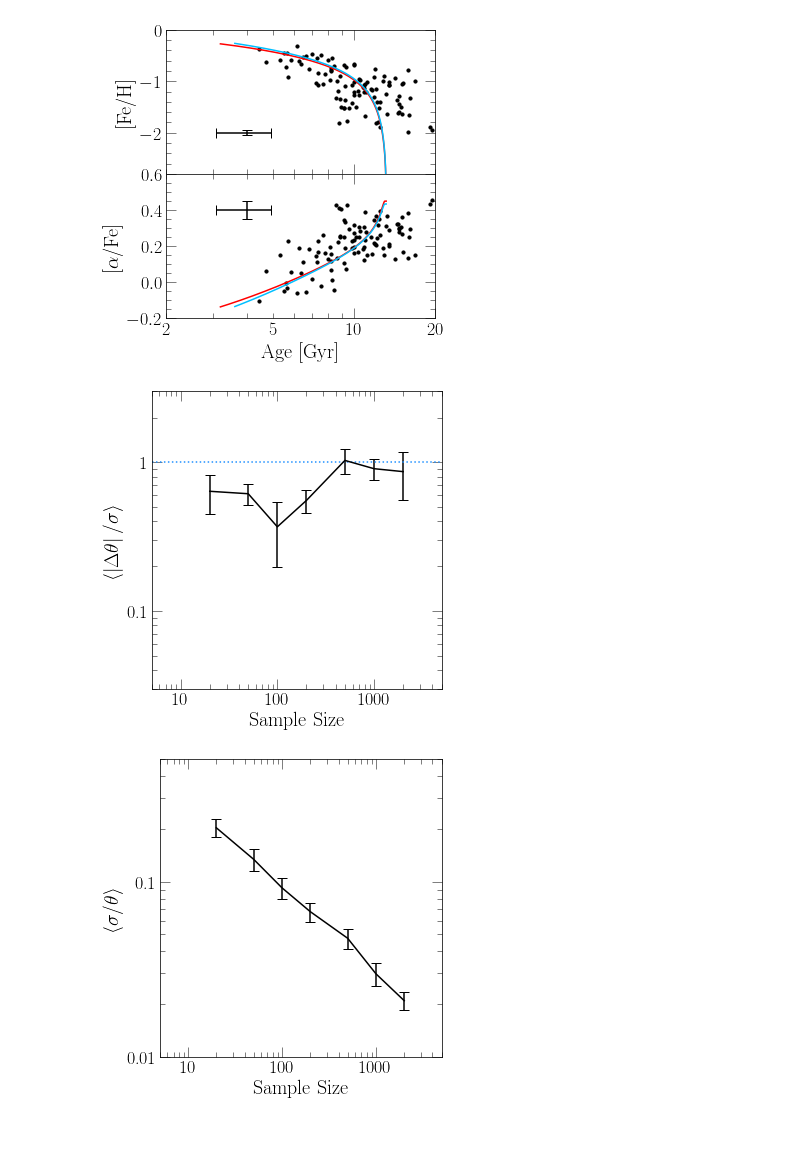
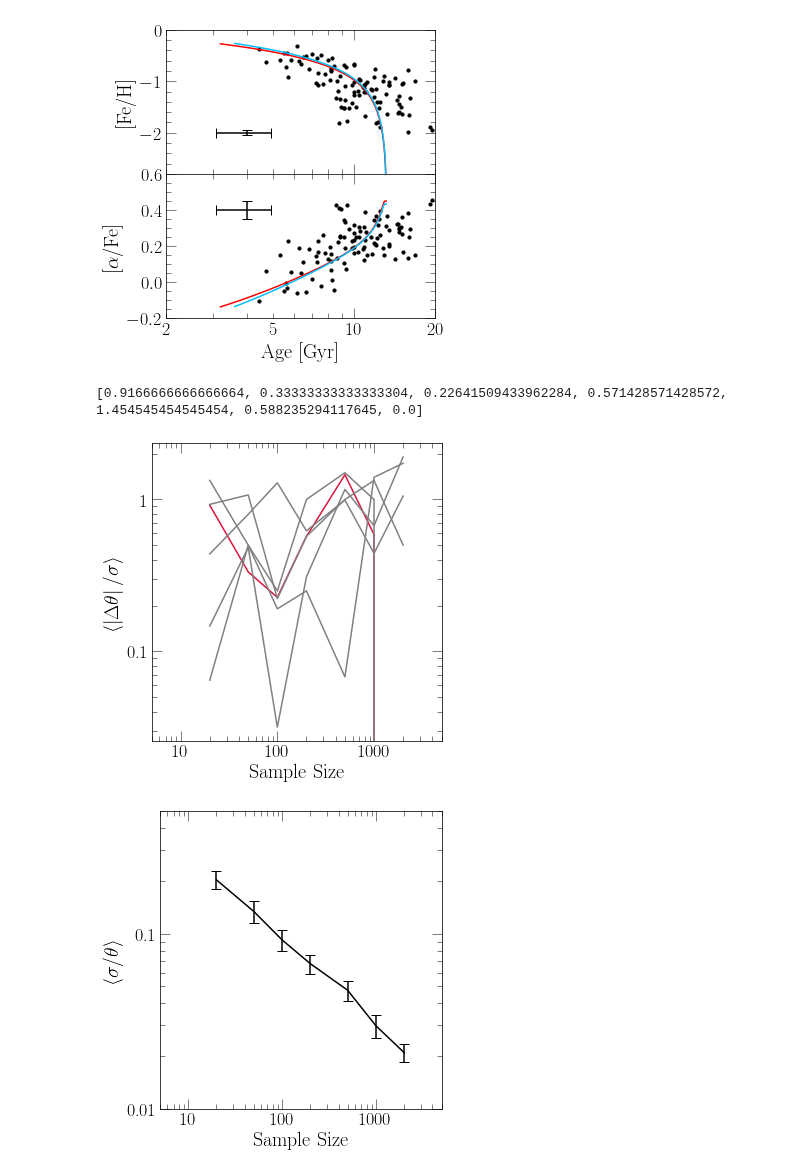
Before and after one commit to giganano/h3halo, a Jupyter notebook: notebooks/paperplots.ipynb, the cells around one changed output. Saved outputs shown, nothing was run; the diff lists cells and outputs as text; code cells hidden in the pictures; blank space fills up the shorter version.

Commit message:
paper updates

```diff
--- a/notebooks/paperplots.ipynb
+++ b/notebooks/paperplots.ipynb
@@ -491,39 +743,57 @@ rederived_agefrac = {
 # %%
 fig = plt.figure()
 ax = fig.add_subplot(111)
 ax.set_xscale("log")
 ax.set_yscale("log")
 ax.xaxis.set_major_formatter(fsf("%g"))
 ax.yaxis.set_major_formatter(fsf("%g"))
 ax.set_xlabel("Sample Size")
 ax.set_ylabel(r"$\langle\left|\Delta\theta\right|/\sigma\rangle$")
 ax.set_xlim([5, 5000])
-ax.set_ylim([0.03, 3])
+# ax.set_ylim([0.03, 3])
 
-yvals = []
-errors = []
-for samplesize in rederived_samplesize.keys():
-    bestfits = rederived_samplesize[samplesize]
-    deltas = len(true_values) * [0.]
-    for i in range(len(deltas)):
-        deltas[i] = abs(bestfits[i][0] - true_values[i])
-        sigma = (bestfits[i][1] + bestfits[i][2]) / 2
-        deltas[i] /= sigma
-    yvals.append(np.mean(deltas))
-    errors.append(np.std(deltas) / np.sqrt(len(deltas)))
+# yvals = []
+# errors = []
+# for samplesize in rederived_samplesize.keys():
+#     bestfits = rederived_samplesize[samplesize]
+#     deltas = len(true_values) * [0.]
+#     for i in range(len(deltas)):
+#         deltas[i] = abs(bestfits[i][0] - true_values[i])
+#         sigma = (bestfits[i][1] + bestfits[i][2]) / 2
+#         deltas[i] /= sigma
+#     yvals.append(np.mean(deltas))
+#     errors.append(np.std(deltas) / np.sqrt(len(deltas)))
 
-xvals = list(rederived_samplesize.keys())
-ax.errorbar(xvals, yvals, yerr = errors, c = named_colors()["black"])
-ax.axhline(1, c = named_colors()["dodgerblue"], linestyle = ':')
+samplesizes = list(rederived_samplesize.keys())
+dim = len(rederived_samplesize[samplesizes[0]])
+for i in range(dim):
+    yvals = []
+    for s in samplesizes:
+        rederived = rederived_samplesize[s][i]
+        delta = abs(rederived[0] - true_values[i])
+        sigma = (rederived[1] + rederived[2]) / 2
+        yvals.append(delta / sigma)
+    kwargs = {
+        "c": named_colors()["grey"]
+    }
+    if i == 0:
+        kwargs["c"] = named_colors()["crimson"]
+        print(yvals)
+    ax.plot(samplesizes, yvals, **kwargs)
+
+# xvals = list(rederived_samplesize.keys())
+# ax.errorbar(xvals, yvals, yerr = errors, c = named_colors()["black"])
+# ax.axhline(1, c = named_colors()["dodgerblue"], linestyle = ':')
 
 plt.tight_layout()
-for ext in ["pdf", "jpeg"]:
-    kwargs = {}
-    if ext == "jpeg": kwargs["dpi"] = 200
-    plt.savefig("../paper/dp_sigma_samplesize.%s" % (ext), **kwargs)
+# for ext in ["pdf", "jpeg"]:
+#     kwargs = {}
+#     if ext == "jpeg": kwargs["dpi"] = 200
+#     plt.savefig("../paper/dp_sigma_samplesize.%s" % (ext), **kwargs)
 plt.show()
 # %% [output]
+[0.9166666666666664, 0.33333333333333304, 0.22641509433962284, 0.571428571428572, 1.454545454545454, 0.588235294117645, 0.0]
-[figure, old version]
+[figure, new version]
 # %%
 fig = plt.figure()
 ax = fig.add_subplot(111)
```
Also changed, not shown: parts of 7 cells of this notebook, 8 other files.
